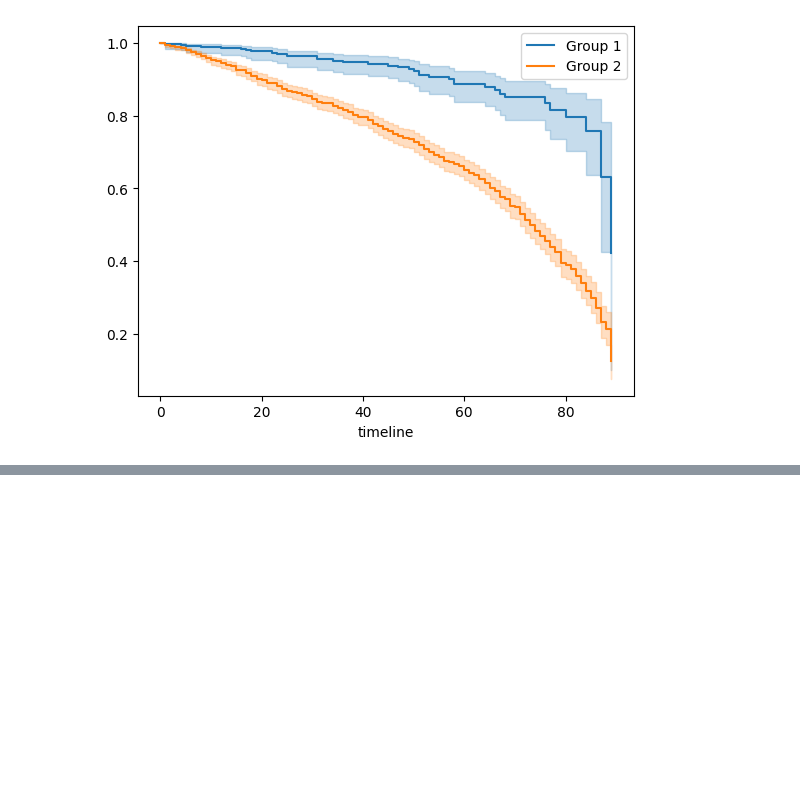
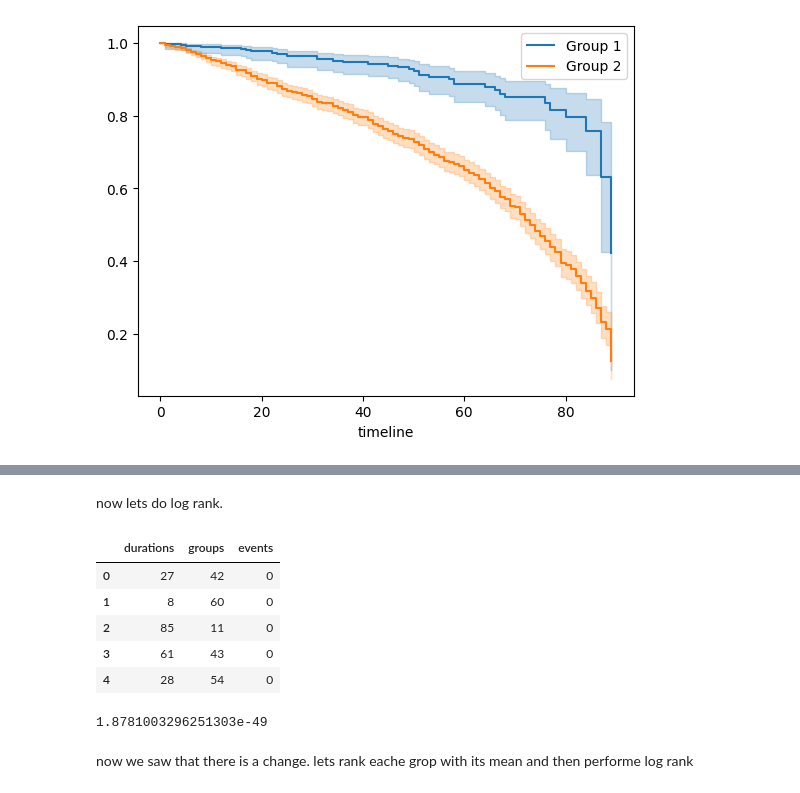
Before and after one commit to tsents/Statistical-Theory-Project, a Jupyter notebook: censored.ipynb, the cells around one changed output, grey strips where cells are left out. Cells and saved outputs as stored; diff of their text form; code cells hidden in the pictures; blank space fills up the shorter version.

```diff
--- a/censored.ipynb
+++ b/censored.ipynb
@@ -169 +169,62 @@ results.p_value
 [figure]
+# %% [markdown]
+now lets do log rank.
+# %%
+def create_dataset_with_groups(data):
+    colors = ['Black', 'Brown', 'Gray', 'Orange', 'White']
+    sizes = ['Small', 'Medium', 'Large']
+    types = ['Dog','Cat','Bird','Rabbit']
+
+    # Create a mapping of combinations to group numbers
+    group_mapping = {}
+    group_number = 1
+    for type in types:
+        for color in colors:
+            for size in sizes:
+                combination_name = f'{color} and {size} of {type}'
+                group_mapping[combination_name] = group_number
+                group_number += 1
+
+    # Create the groups column
+    data['groups'] = None
+
+    for type in types:
+        for color in colors:
+            for size in sizes:
+                combination_name = f'{color} and {size} of {type}'
+                group_number = group_mapping[combination_name]
+                data.loc[(data['Color'] == f'{color}') & (data['Size'] == f'{size}')& (data['PetType'] == f'{type}'), 'groups'] = group_number
+
+    # Create the new dataframe with required columns
+    new_df = pd.DataFrame({
+        'durations': data['TimeInShelterDays'],
+        'groups': data['groups'],
+        'events': data['AdoptionLikelihood']
+    })
+
+    return new_df, group_mapping
+# %%
+
+
+# Create the combinations
+df_multy, map= create_dataset_with_groups(data_frame)
+df_multy.head()
+# %% [output]
+|  | durations | groups | events |
+| 0 | 27 | 42 | 0 |
+| 1 | 8 | 60 | 0 |
+| 2 | 85 | 11 | 0 |
+| 3 | 61 | 43 | 0 |
+| 4 | 28 | 54 | 0 |
+# %%
+from lifelines.statistics import multivariate_logrank_test
+
+
+
+result = multivariate_logrank_test(df_multy['durations'], df_multy['groups'], df_multy['events'])
+result.test_statistic
+result.p_value
+# %% [output]
+1.8781003296251303e-49
+# %% [markdown]
+now we saw that there is a change. lets rank eache grop with its mean and then performe log rank
```
Also changed, not shown: parts of 12 cells of this notebook, 1 other file.
